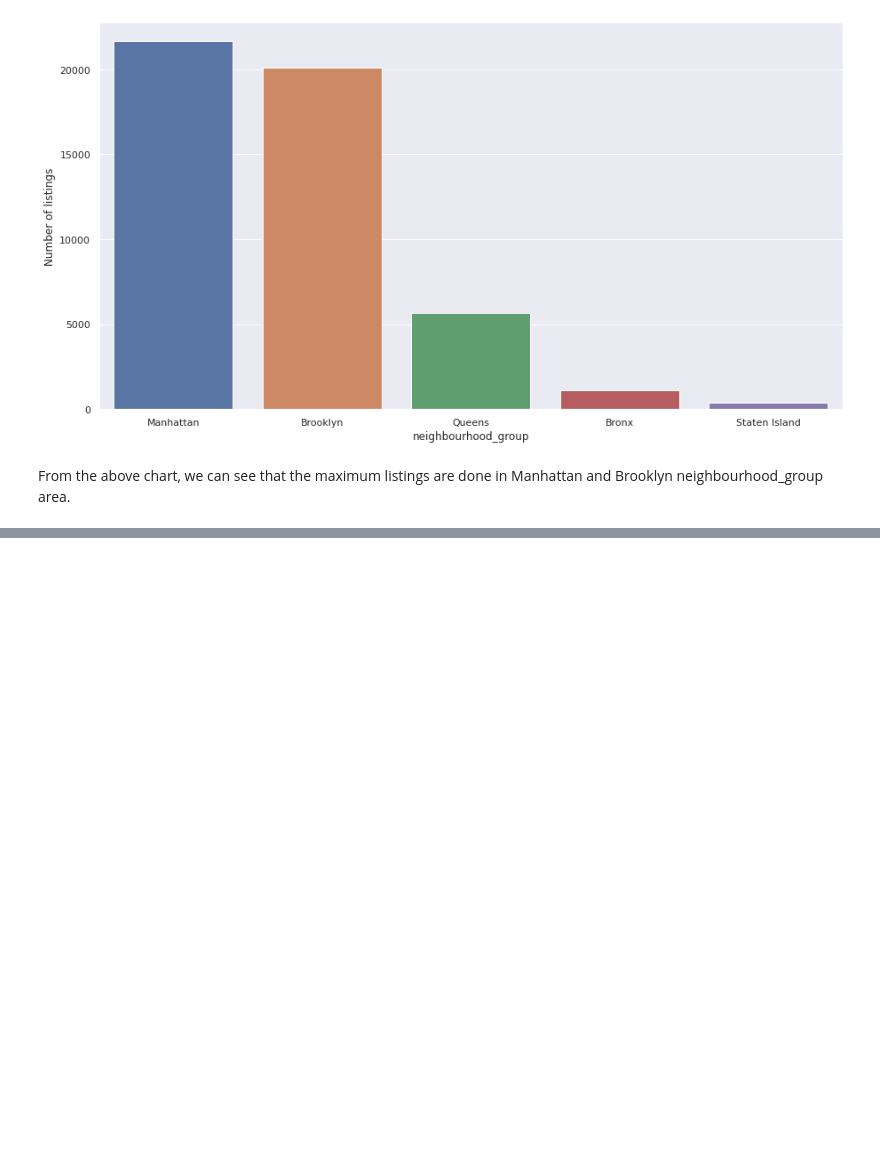
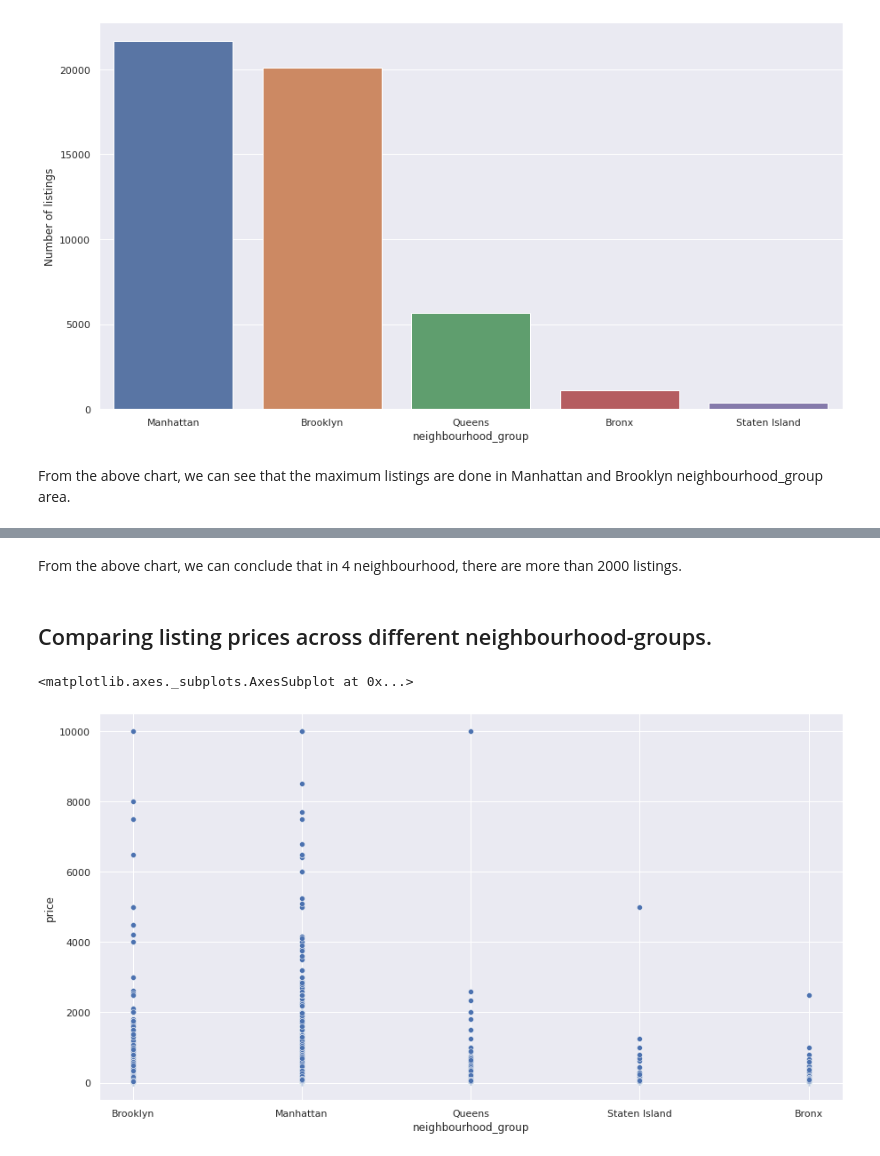
Before and after one commit to huda-nur-ed/AirBnB-Bookings-Analysis, a Jupyter notebook: [EDA_ABTN0101]_F_M_Nurul_Huda_AirBnB_Bookings_Analysis.ipynb, the cells around one changed output, grey strips where cells are left out. Drawn from its saved outputs; the diff is of its cells as text; code cells hidden in the pictures; blank space fills up the shorter version.

```diff
--- a/[EDA_ABTN0101]_F_M_Nurul_Huda_AirBnB_Bookings_Analysis.ipynb
+++ b/[EDA_ABTN0101]_F_M_Nurul_Huda_AirBnB_Bookings_Analysis.ipynb
@@ -222,0 +246,10 @@ From the above chart, we can see that the maximum listings are done in Manhattan
+# %% [markdown]
+From the above chart, we can conclude that in 4 neighbourhood, there are more than 2000 listings.
+# %% [markdown]
+## Comparing listing prices across different neighbourhood-groups.
+# %%
+# Get a scatterplot of the listings price across neighbourhood-group area.
+sns.scatterplot(data=df,x ='neighbourhood_group',y='price')
+# %% [output]
+<matplotlib.axes._subplots.AxesSubplot at 0x...>
+[figure, added]
```
Also changed, not shown: parts of 6 cells of this notebook.
